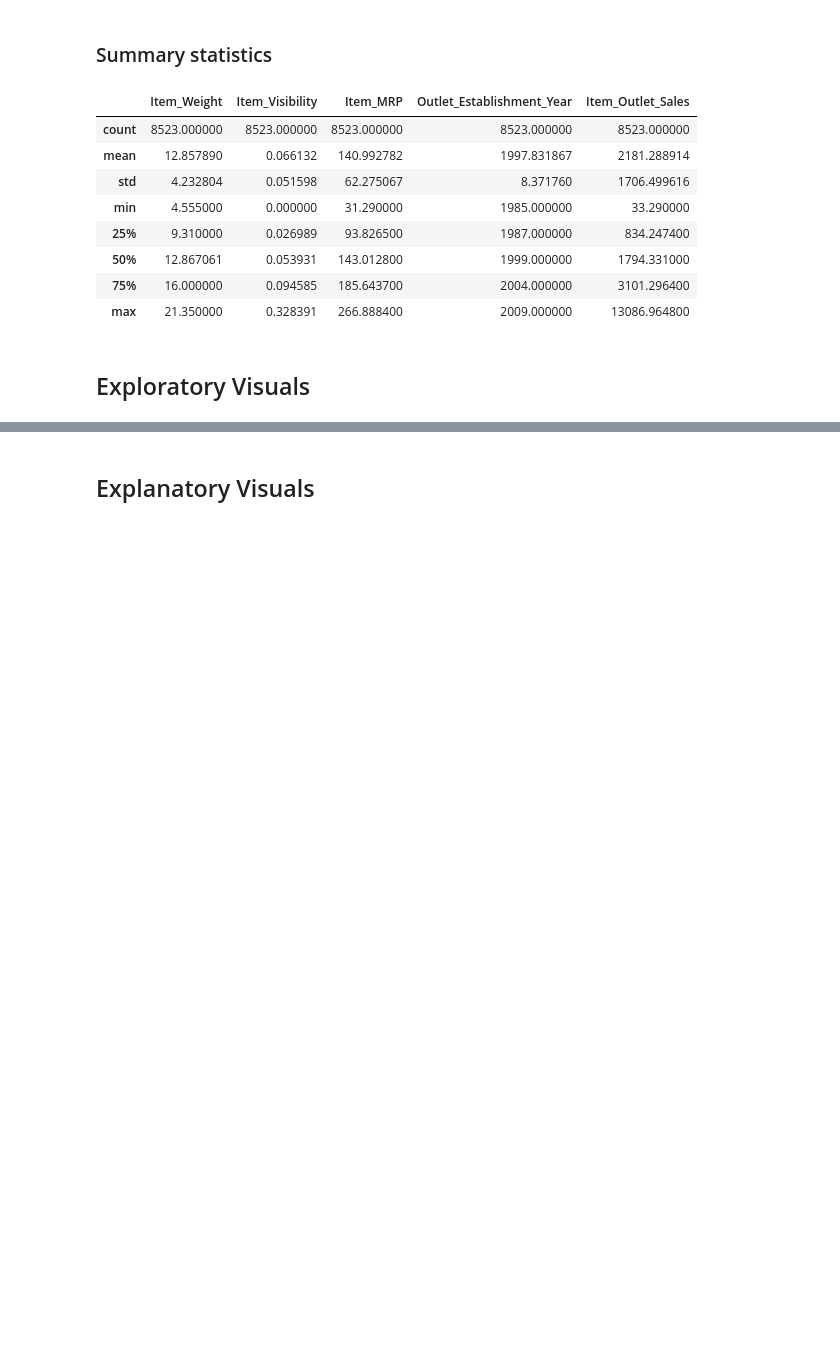
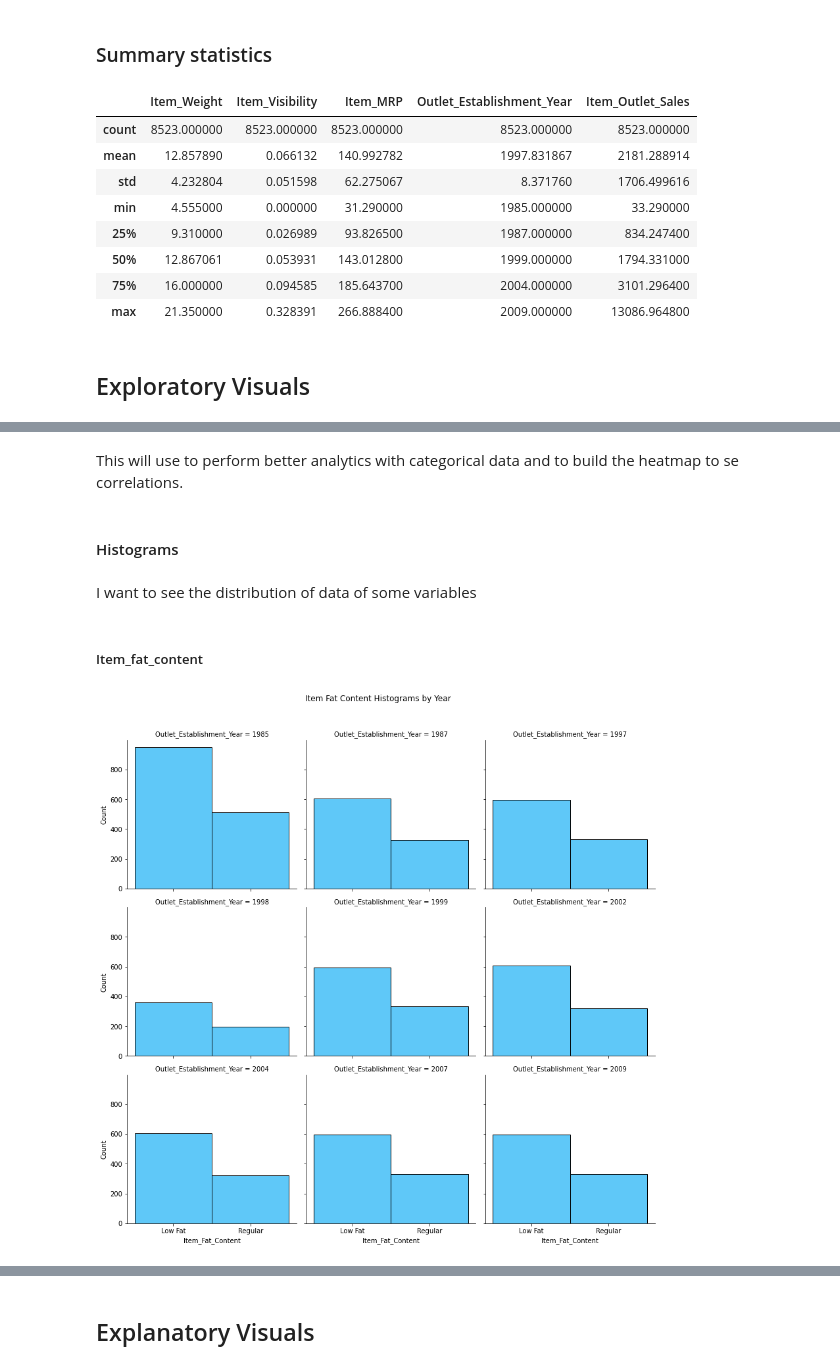
Before and after one commit to diazid/sales-predictions, a Jupyter notebook: sales_prediction.ipynb, the cells around one changed output, grey strips where cells are left out. Drawn from its saved outputs; the diff is of its cells as text; code cells hidden in the pictures; blank space fills up the shorter version.

```diff
--- a/sales_prediction.ipynb
+++ b/sales_prediction.ipynb
@@ -274,0 +301,11 @@ df.describe()
+# %%
+# Converting variables into categorial when is the case.
+
+df['Item_Identifier'] = df['Item_Identifier'].astype('category')
+df['Item_Fat_Content'] = df['Item_Fat_Content'].astype('category')
+df['Item_Type'] = df['Item_Type'].astype('category')
+df['Outlet_Identifier'] = df['Outlet_Identifier'].astype('category')
+df['Outlet_Establishment_Year'] = df['Outlet_Establishment_Year'].astype('category')
+df['Outlet_Size'] = df['Outlet_Size'].astype('category')
+df['Outlet_Location_Type'] = df['Outlet_Location_Type'].astype('category')
+df['Outlet_Type'] = df['Outlet_Type'].astype('category')
@@ -274,0 +371,28 @@ df.describe()
+# %% [markdown]
+This will use to perform better analytics with categorical data and to build the heatmap to se correlations.
+# %% [markdown]
+#### Histograms
+# %% [markdown]
+I want to see the distribution of data of some variables
+# %% [markdown]
+##### Item_fat_content
+# %%
+ax = sns.FacetGrid(data = df,
+              col= 'Outlet_Establishment_Year',
+              sharex= True, sharey= True,
+              col_wrap=3,
+              size=4, aspect=1
+              )
+ax.map_dataframe(sns.histplot,
+             x="Item_Fat_Content",
+             color = '#29B6F6',
+             ax = ax)
+ax.fig.subplots_adjust(top=0.9)
+ax.fig.suptitle('Item Fat Content Histograms by Year')
+ax.set_xticklabels(rotation=0)  #rotate xlabels
+plt.show()
+
+# FacetGrid taken from Seaborn Documentation.
+# Title taken from https://stackoverflow.com/questions/29813694/how-to-add-a-title-to-seaborn-facet-plot
+# %% [output]
+[figure, added]
```
Also changed, not shown: parts of 55 cells of this notebook.
